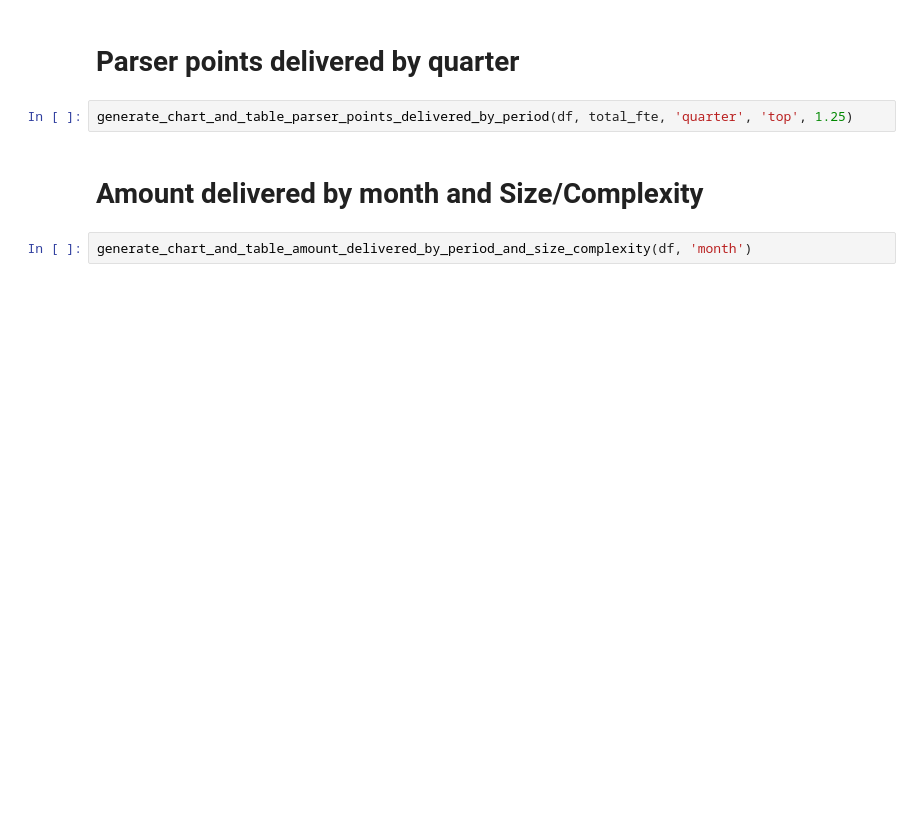
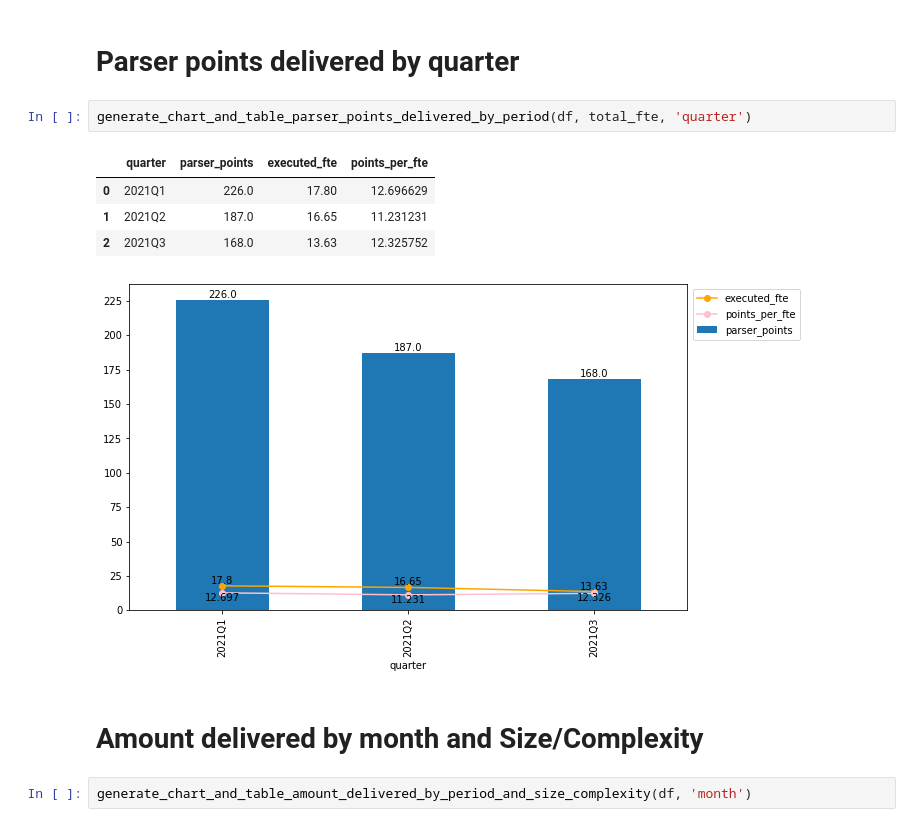
Before and after one commit to kieras/cbn-trello-analysis, a Jupyter notebook: cbn-trello.ipynb, the cells around one changed output. Cells and saved outputs as stored; diff of their text form; blank space fills up the shorter version.

```diff
--- a/cbn-trello.ipynb
+++ b/cbn-trello.ipynb
@@ -645,7 +789,13 @@ generate_chart_and_table_parser_points_delivered_by_period(df, total_fte, 'month
 # %% [markdown]
 # Parser points delivered by quarter
 # %%
-generate_chart_and_table_parser_points_delivered_by_period(df, total_fte, 'quarter', 'top', 1.25)
+generate_chart_and_table_parser_points_delivered_by_period(df, total_fte, 'quarter')
+# %% [output]
+|  | quarter | parser_points | executed_fte | points_per_fte |
+| 0 | 2021Q1 | 226.0 | 17.80 | 12.696629 |
+| 1 | 2021Q2 | 187.0 | 16.65 | 11.231231 |
+| 2 | 2021Q3 | 168.0 | 13.63 | 12.325752 |
+[figure, added]
 # %% [markdown]
 # Amount delivered by month and Size/Complexity
 # %%
```
Also changed, not shown: parts of 22 cells of this notebook.
